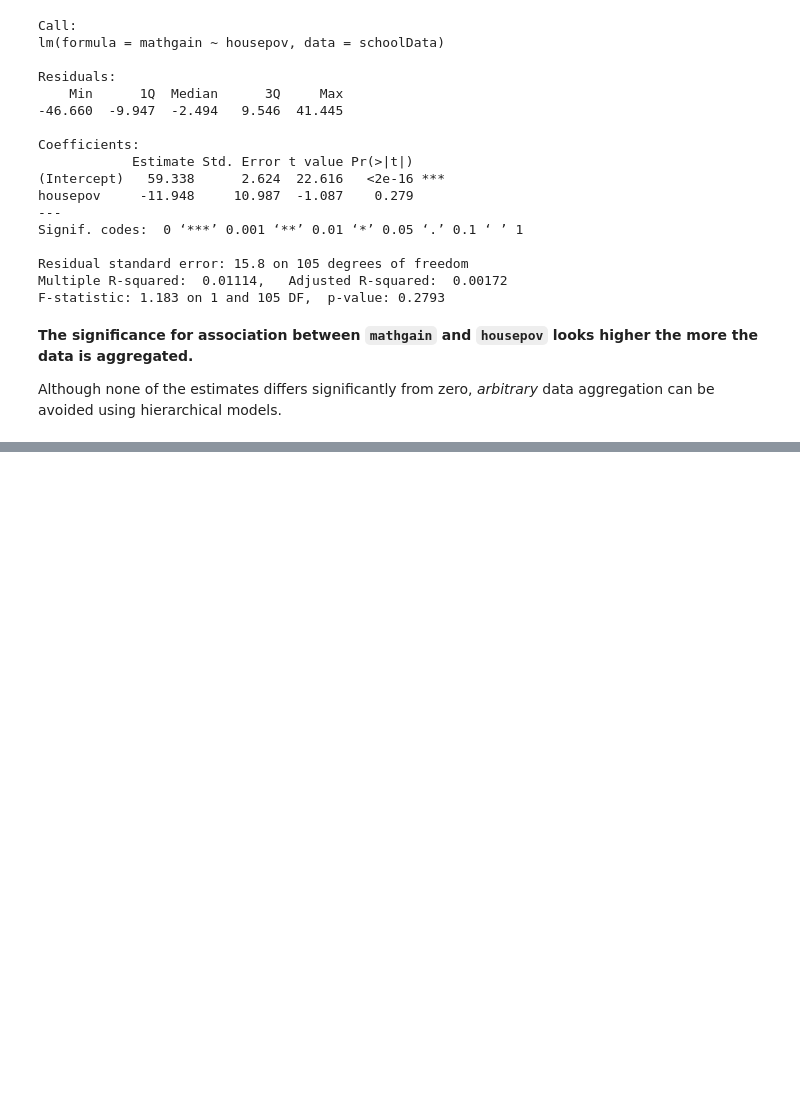
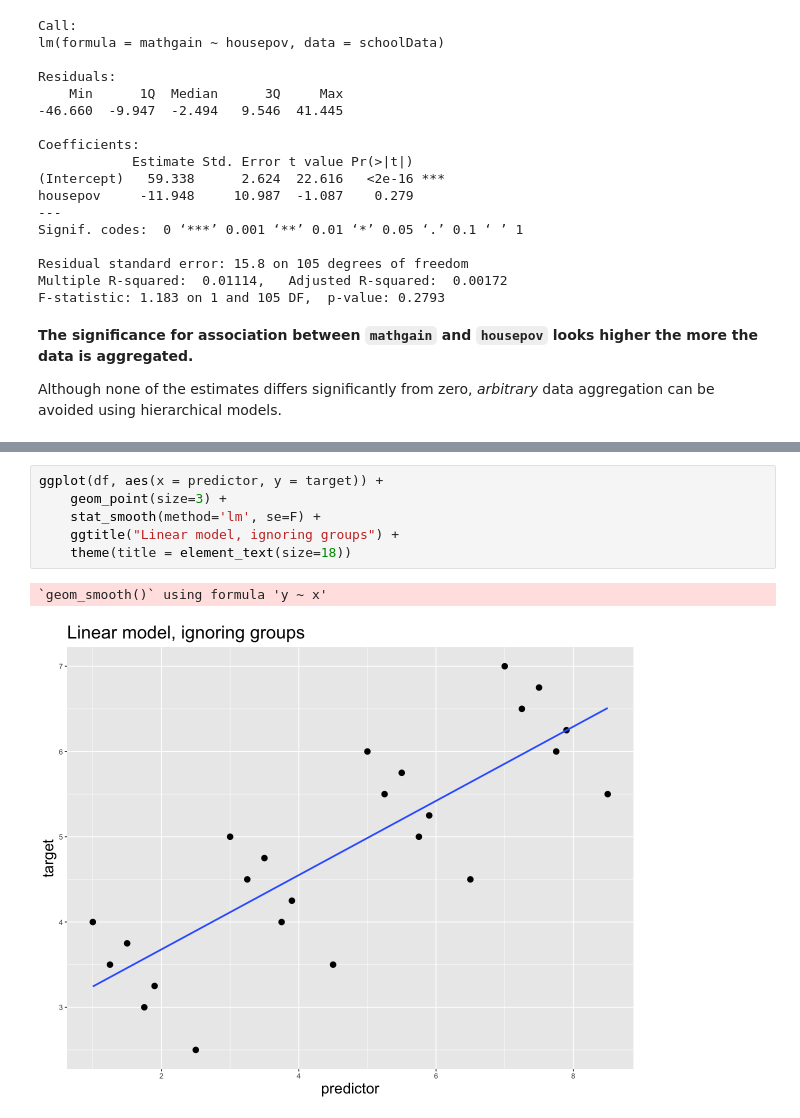
Before and after one commit to benslack19/my_DS_notes, a Jupyter notebook: analysis_and_machine_learning/LMM_datacamp_01.ipynb, the cells around one changed output, grey strips where cells are left out. Saved outputs shown, nothing was run; the diff lists cells and outputs as text; blank space fills up the shorter version.

```diff
--- a/analysis_and_machine_learning/LMM_datacamp_01.ipynb
+++ b/analysis_and_machine_learning/LMM_datacamp_01.ipynb
@@ -322,0 +1183,9 @@ Also, when plotting a regression line in a scatter plot, use `geom_abline`, extr
+# %%
+ggplot(df, aes(x = predictor, y = target)) +
+    geom_point(size=3) +
+    stat_smooth(method='lm', se=F) +
+    ggtitle("Linear model, ignoring groups") +
+    theme(title = element_text(size=18))
+# %% [output]
+`geom_smooth()` using formula 'y ~ x'
+[figure, added]
```
Also changed, not shown: parts of 62 cells of this notebook, 7 other files.
